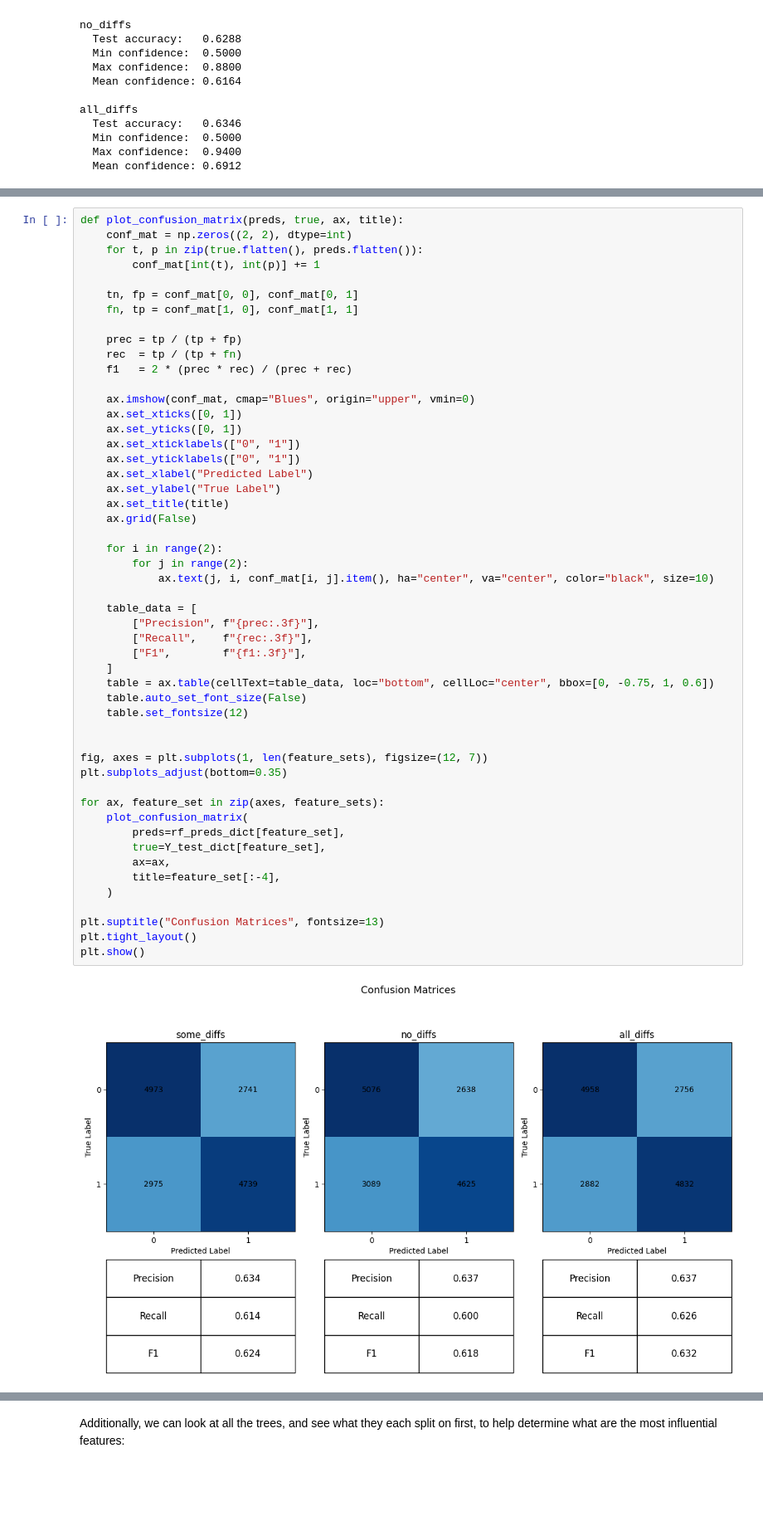
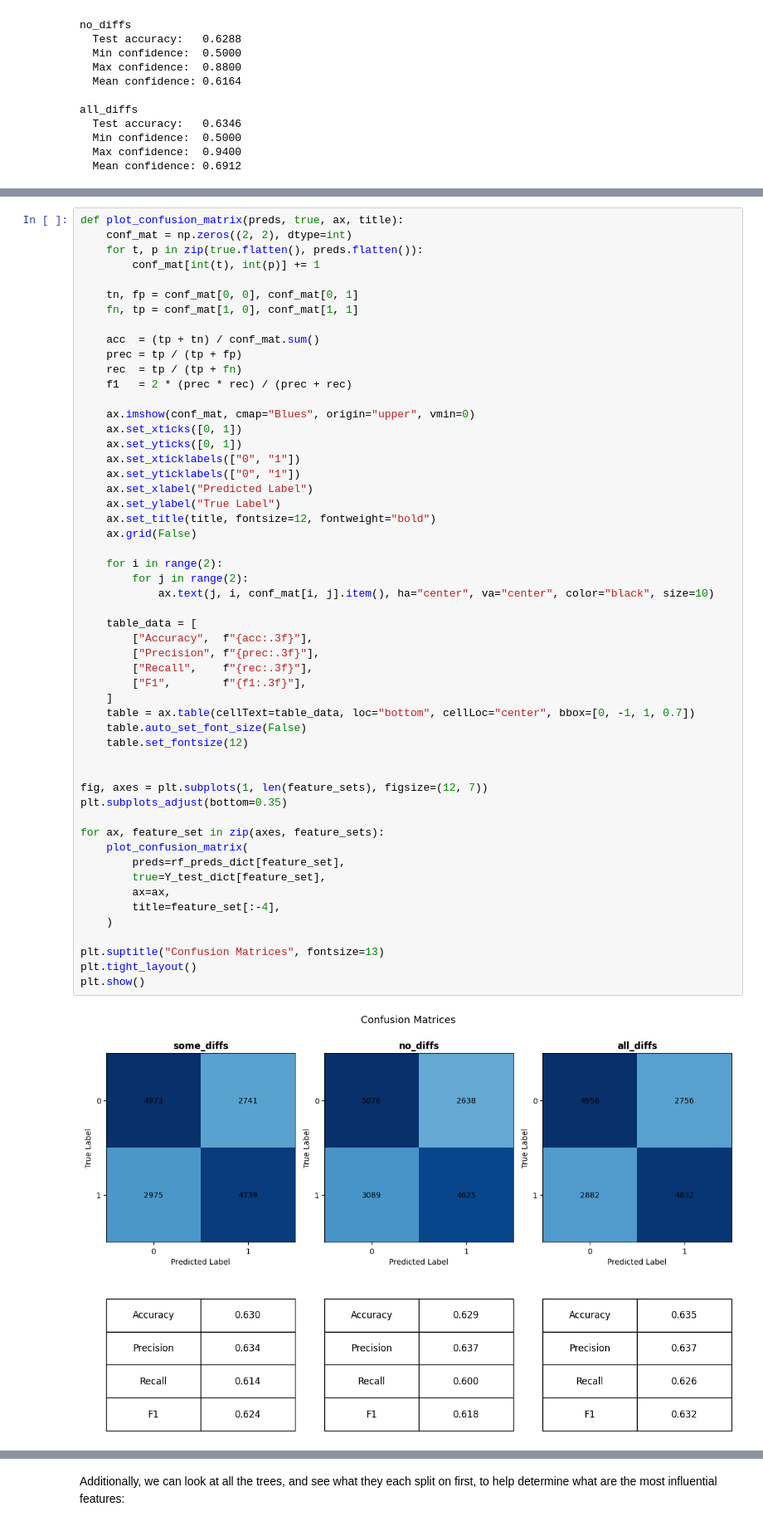
Before and after one commit to CamBitter/RallyRF, a Jupyter notebook: report.ipynb, the cells around one changed output, grey strips where cells are left out. Shown at 83% size. Cells and saved outputs as stored; diff of their text form; blank space fills up the shorter version.

Commit message:
add plots

```diff
--- a/report.ipynb
+++ b/report.ipynb
@@ -698,6 +698,7 @@ def plot_confusion_matrix(preds, true, ax, title):
     tn, fp = conf_mat[0, 0], conf_mat[0, 1]
     fn, tp = conf_mat[1, 0], conf_mat[1, 1]
 
+    acc  = (tp + tn) / conf_mat.sum()
     prec = tp / (tp + fp)
     rec  = tp / (tp + fn)
     f1   = 2 * (prec * rec) / (prec + rec)
@@ -709,37 +710,38 @@ def plot_confusion_matrix(preds, true, ax, title):
     ax.set_yticklabels(["0", "1"])
     ax.set_xlabel("Predicted Label")
     ax.set_ylabel("True Label")
-    ax.set_title(title)
+    ax.set_title(title, fontsize=12, fontweight="bold")
     ax.grid(False)
 
     for i in range(2):
         for j in range(2):
             ax.text(j, i, conf_mat[i, j].item(), ha="center", va="center", color="black", size=10)
 
     table_data = [
+        ["Accuracy",  f"{acc:.3f}"],
         ["Precision", f"{prec:.3f}"],
         ["Recall",    f"{rec:.3f}"],
         ["F1",        f"{f1:.3f}"],
     ]
-    table = ax.table(cellText=table_data, loc="bottom", cellLoc="center", bbox=[0, -0.75, 1, 0.6])
+    table = ax.table(cellText=table_data, loc="bottom", cellLoc="center", bbox=[0, -1, 1, 0.7])
     table.auto_set_font_size(False)
     table.set_fontsize(12)
 
 
 fig, axes = plt.subplots(1, len(feature_sets), figsize=(12, 7))
 plt.subplots_adjust(bottom=0.35)
 
 for ax, feature_set in zip(axes, feature_sets):
     plot_confusion_matrix(
         preds=rf_preds_dict[feature_set],
         true=Y_test_dict[feature_set],
         ax=ax,
         title=feature_set[:-4],
     )
 
 plt.suptitle("Confusion Matrices", fontsize=13)
 plt.tight_layout()
 plt.show()
 # %% [output]
-[figure, old version]
+[figure, new version]
 # %% [markdown]
```
Also changed, not shown: parts of 4 cells of this notebook.
